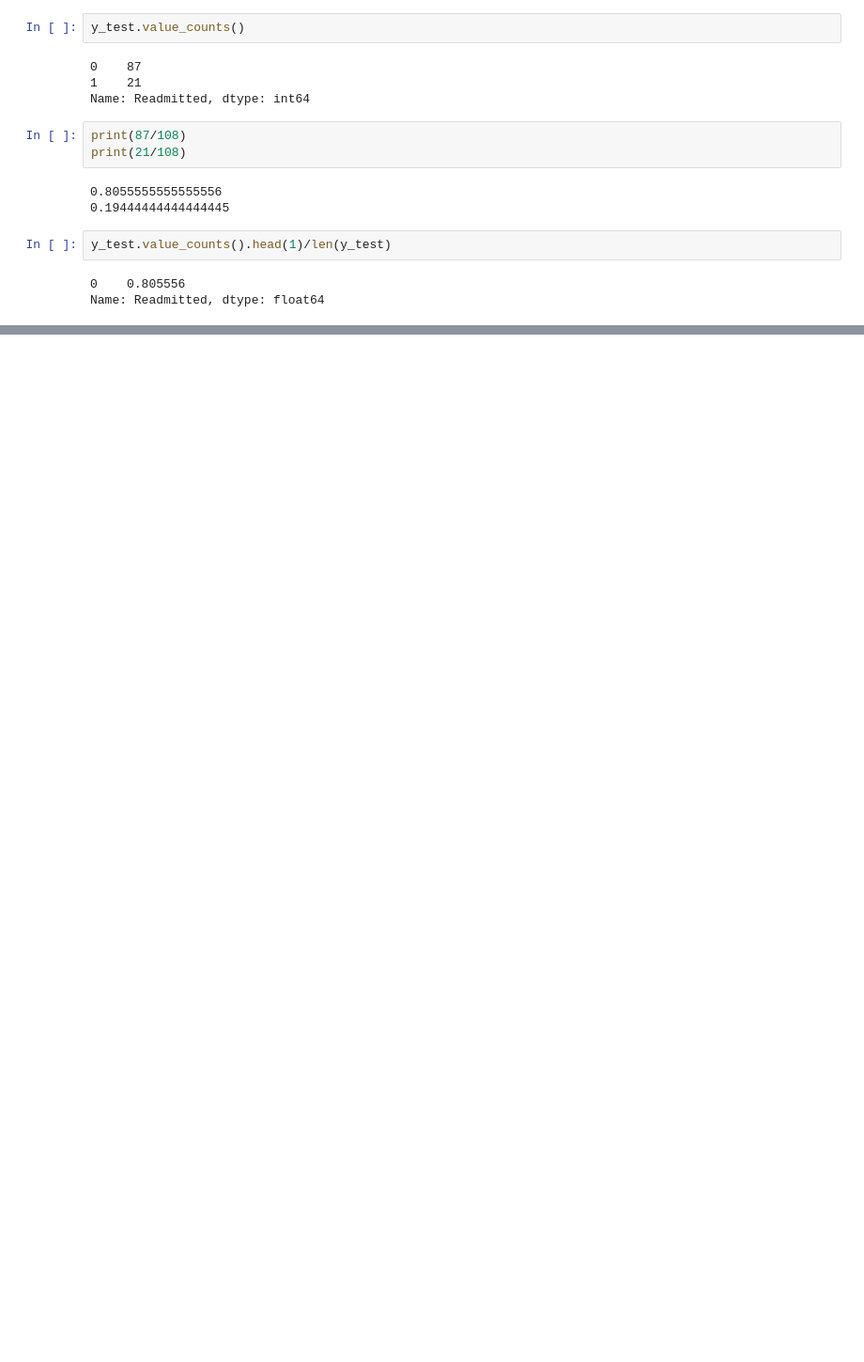
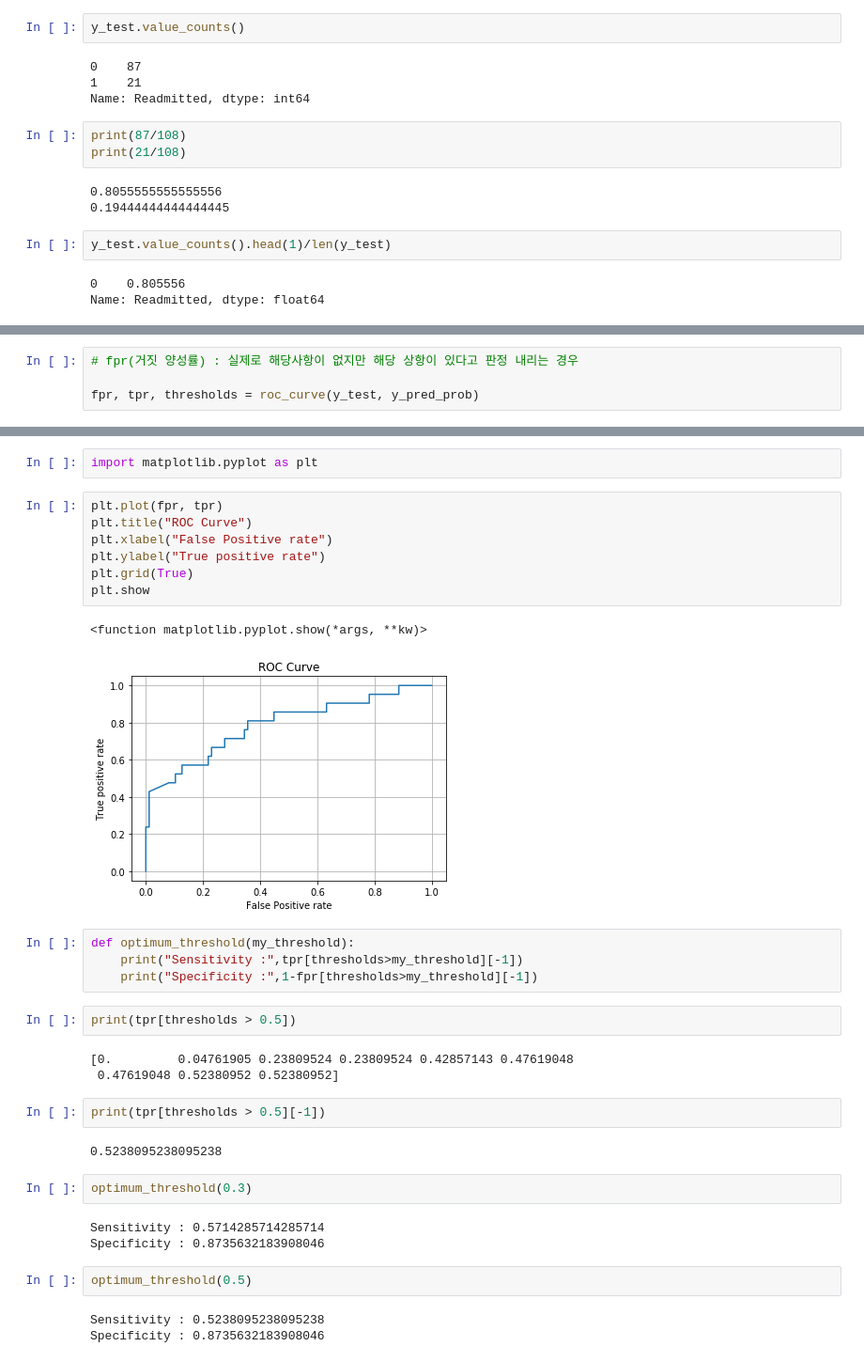
Before and after one commit to timebe00/PyLSJ, a Jupyter notebook: Untitled12.ipynb, the cells around one changed output, grey strips where cells are left out. Shown: that part at 94% size. Drawn from its saved outputs; the diff is of its cells as text; blank space fills up the shorter version.

```diff
--- a/Untitled12.ipynb
+++ b/Untitled12.ipynb
@@ -452,0 +455,4 @@ Name: Readmitted, dtype: float64
+# %%
+# fpr(거짓 양성률) : 실제로 해당사항이 없지만 해당 상항이 있다고 판정 내리는 경우
+
+fpr, tpr, thresholds = roc_curve(y_test, y_pred_prob)
@@ -452,0 +483,35 @@ Name: Readmitted, dtype: float64
+# %%
+import matplotlib.pyplot as plt
+# %%
+plt.plot(fpr, tpr)
+plt.title("ROC Curve")
+plt.xlabel("False Positive rate")
+plt.ylabel("True positive rate")
+plt.grid(True)
+plt.show
+# %% [output]
+<function matplotlib.pyplot.show(*args, **kw)>
+[figure, added]
+# %%
+def optimum_threshold(my_threshold):
+    print("Sensitivity :",tpr[thresholds>my_threshold][-1])
+    print("Specificity :",1-fpr[thresholds>my_threshold][-1])
+# %%
+print(tpr[thresholds > 0.5])
+# %% [output]
+[0.         0.04761905 0.23809524 0.23809524 0.42857143 0.47619048
+ 0.47619048 0.52380952 0.52380952]
+# %%
+print(tpr[thresholds > 0.5][-1])
+# %% [output]
+0.5238095238095238
+# %%
+optimum_threshold(0.3)
+# %% [output]
+Sensitivity : 0.5714285714285714
+Specificity : 0.8735632183908046
+# %%
+optimum_threshold(0.5)
+# %% [output]
+Sensitivity : 0.5238095238095238
+Specificity : 0.8735632183908046
```
Also changed, not shown: parts of 12 cells of this notebook.
